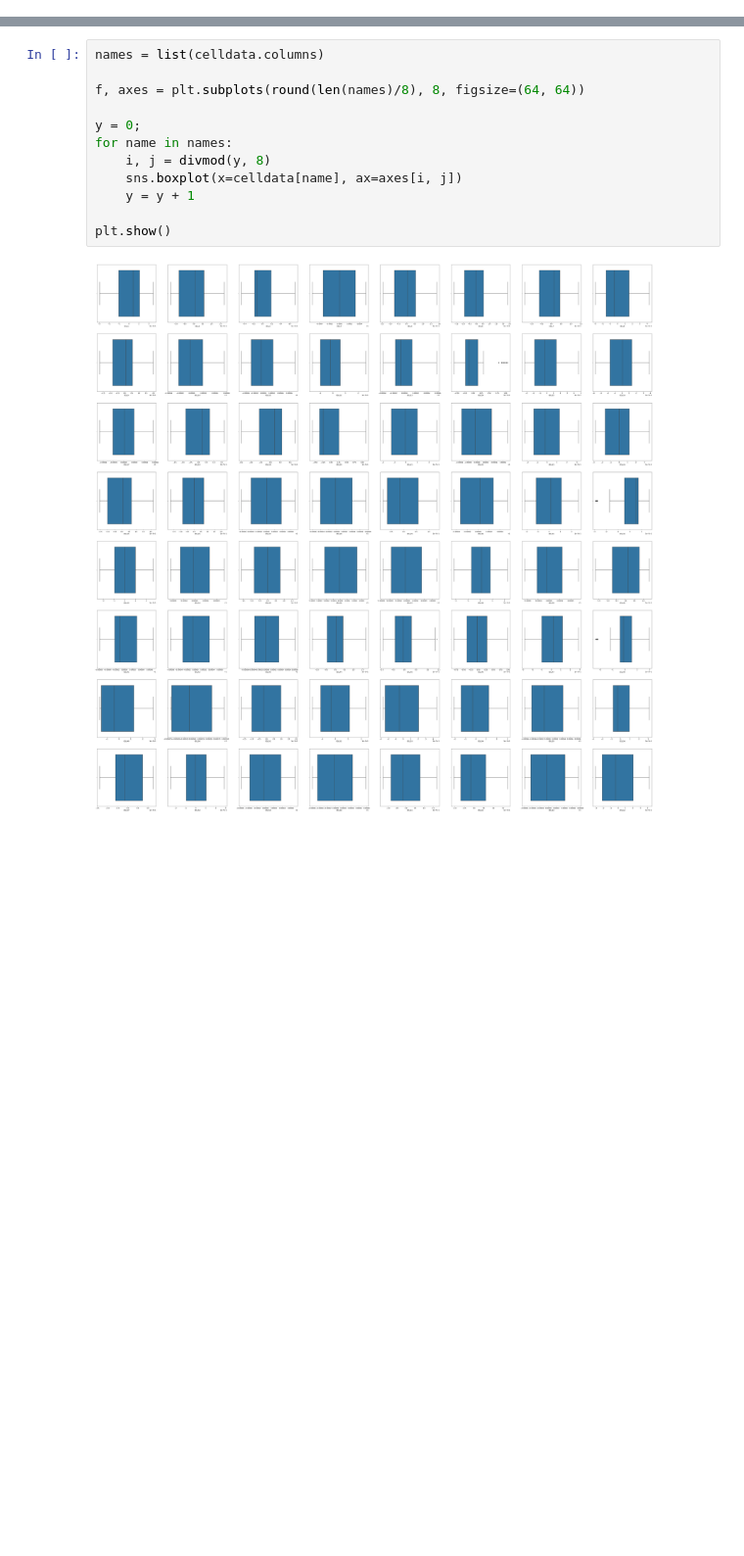
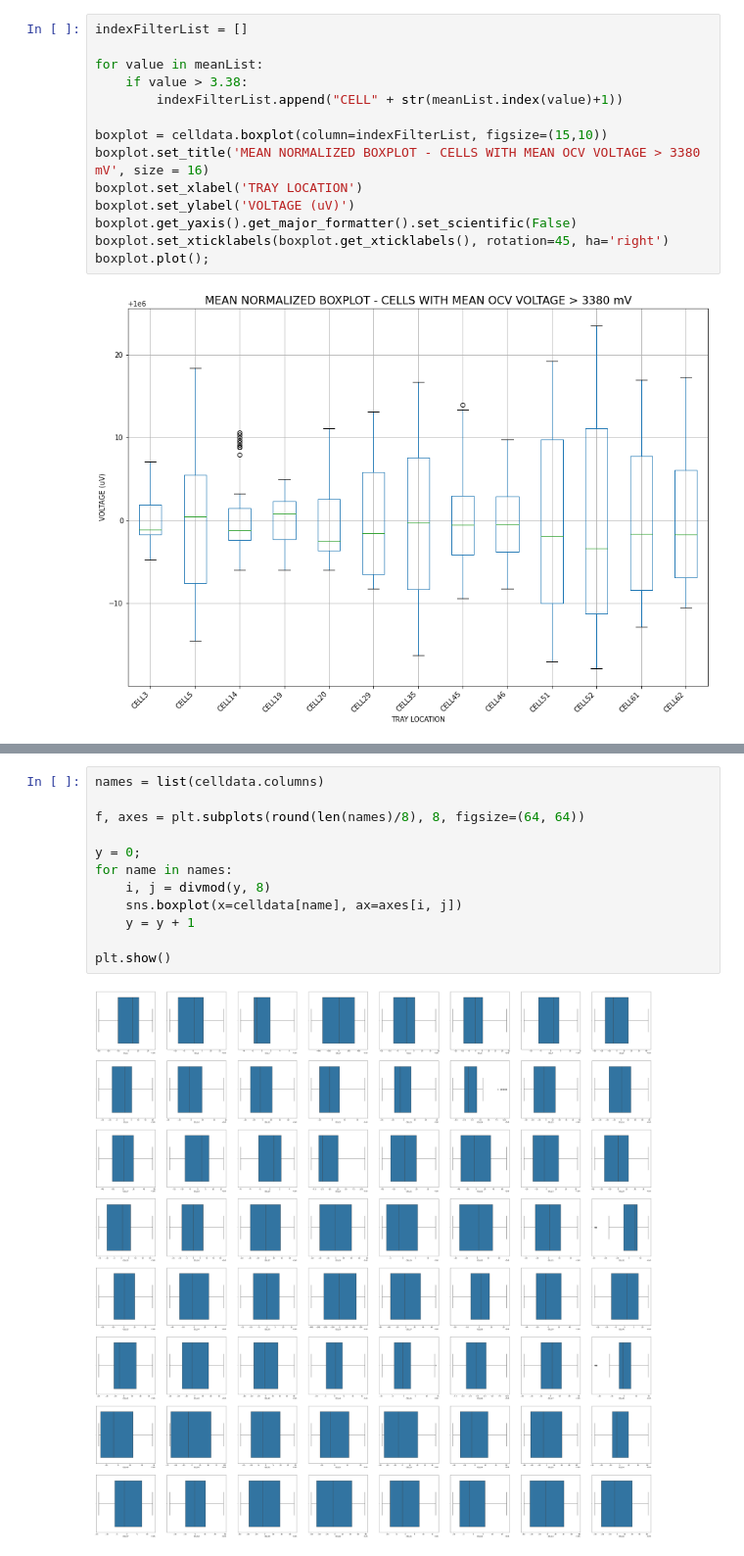
Before and after one commit to freq0ut/python-boxplot-charts, a Jupyter notebook: Kato_OCV_Grr_Plots.ipynb, the cells around one changed output, grey strips where cells are left out. Shown at 98% size. Saved outputs shown, nothing was run; the diff lists cells and outputs as text; blank space fills up the shorter version.

```diff
--- a/Kato_OCV_Grr_Plots.ipynb
+++ b/Kato_OCV_Grr_Plots.ipynb
@@ -19,3 +46,19 @@ for i in range(0,len(celldata.columns)):
+# %%
+indexFilterList = []
+
+for value in meanList:
+    if value > 3.38:
+        indexFilterList.append("CELL" + str(meanList.index(value)+1))
+
+boxplot = celldata.boxplot(column=indexFilterList, figsize=(15,10))
+boxplot.set_title('MEAN NORMALIZED BOXPLOT - CELLS WITH MEAN OCV VOLTAGE > 3380 mV', size = 16)
+boxplot.set_xlabel('TRAY LOCATION')
+boxplot.set_ylabel('VOLTAGE (uV)')
+boxplot.get_yaxis().get_major_formatter().set_scientific(False)
+boxplot.set_xticklabels(boxplot.get_xticklabels(), rotation=45, ha='right')
+boxplot.plot();
+# %% [output]
+[figure, added]
 # %%
 plt.violinplot([celldata.CELL1], showmeans=True, showmedians=True);
 # %% [output]
```
Also changed, not shown: parts of 8 cells of this notebook.
